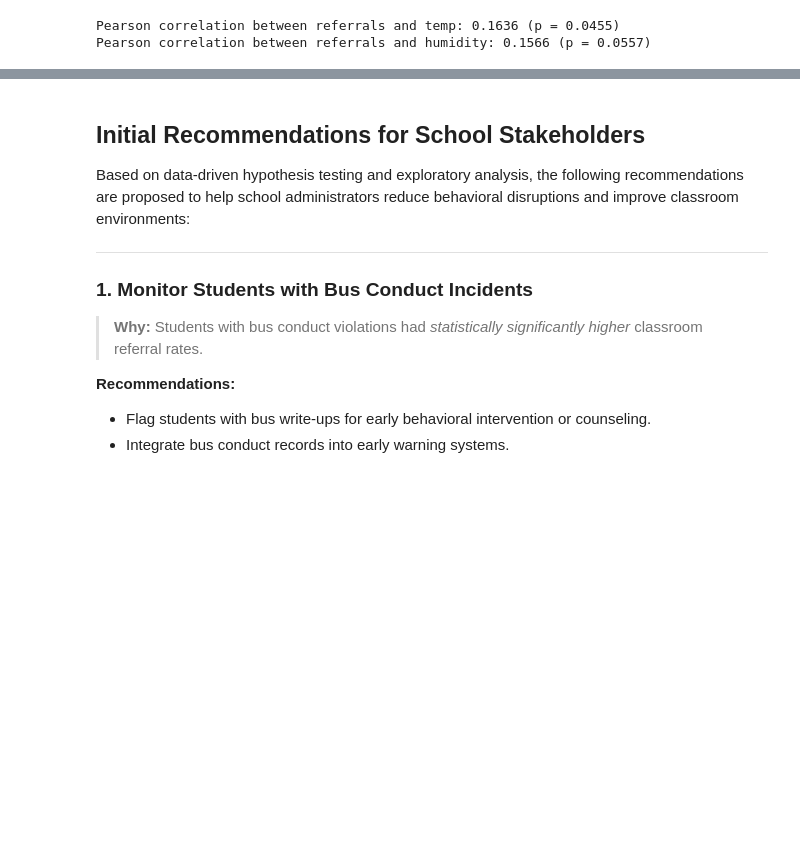
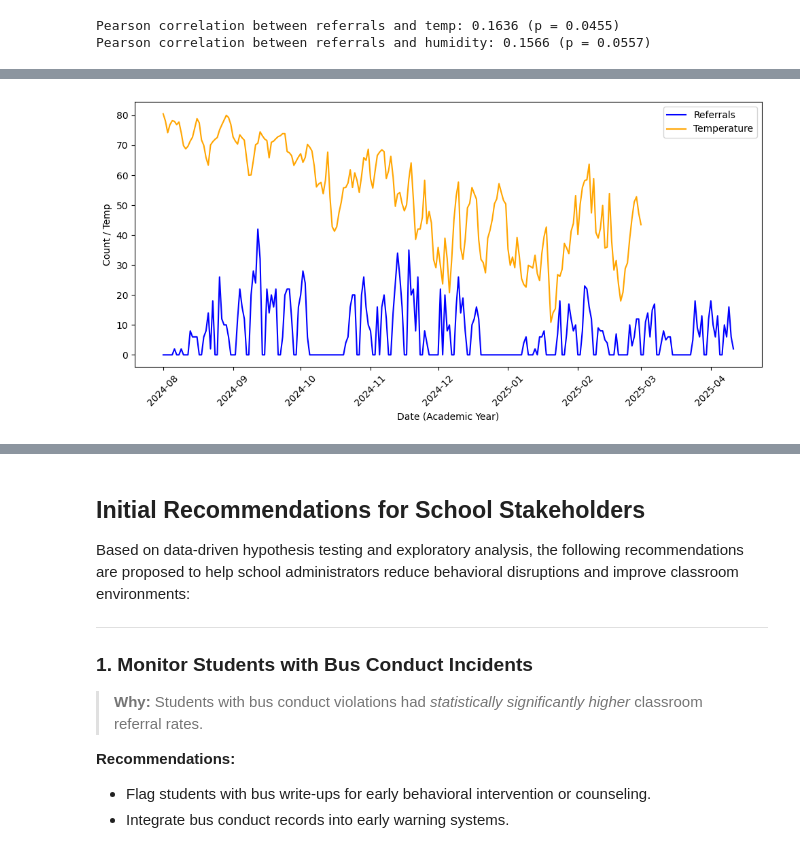
Before and after one commit to TDRobertson/student-referral-predictor, a Jupyter notebook: Behavioral_Disruptions_EDA.ipynb, the cells around one changed output, grey strips where cells are left out. Cells and saved outputs as stored; diff of their text form; code cells hidden in the pictures; blank space fills up the shorter version.

```diff
--- a/Behavioral_Disruptions_EDA.ipynb
+++ b/Behavioral_Disruptions_EDA.ipynb
@@ -568,0 +578,35 @@ Pearson correlation between referrals and humidity: 0.1566 (p = 0.0557)
+# %%
+# 1. Compute daily referral counts
+daily_ref = (
+    disciplinary_referral_all
+    .groupby('Date of Incident')
+    .size()
+    .reset_index(name='referral_count')
+)
+
+# 2. Merge with daily temperature
+#    (assumes weather_df has one row per day; if it’s more granular,
+#     you may want to aggregate it first)
+daily_weather = pd.merge(
+    daily_ref,
+    weather_df[['datetime', 'temp']],
+    left_on='Date of Incident',
+    right_on='datetime',
+    how='inner'
+).sort_values('Date of Incident')
+
+start = '2024-08-01'
+end   = '2025-07-31'
+df_acad = df_full.loc[start:end]
+
+fig, ax = plt.subplots(figsize=(10,5))
+ax.plot(df_acad.index, df_acad['referral_count'], label='Referrals', color='blue')
+ax.plot(df_acad.index, df_acad['temp'],           label='Temperature', color='orange')
+ax.set_xlabel('Date (Academic Year)')
+ax.set_ylabel('Count / Temp')
+ax.legend()
+plt.xticks(rotation=45)
+plt.tight_layout()
+plt.show()
+# %% [output]
+[figure, added]
```
Also changed, not shown: parts of 5 cells of this notebook.
